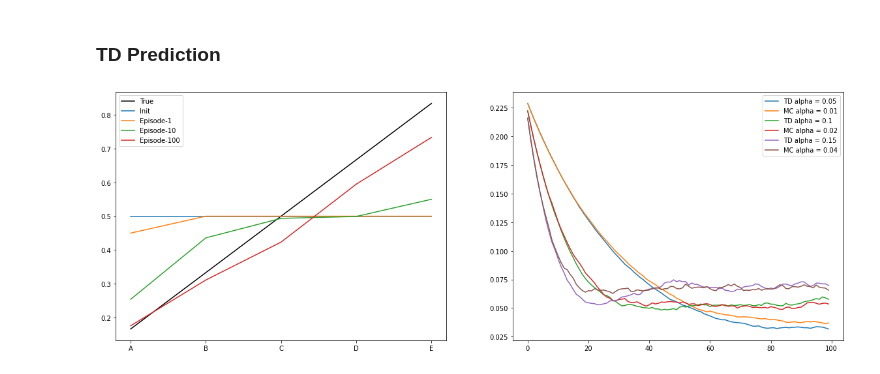
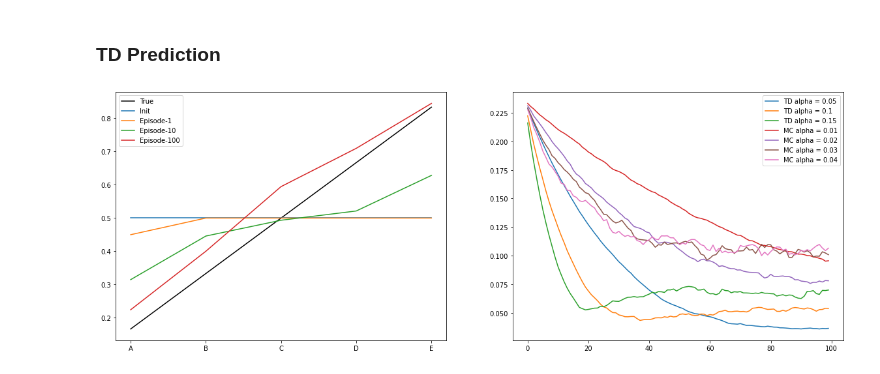
Before and after one commit to chandrusuresh/ReinforcementLearning, a Jupyter notebook: Ch6-TD_Learning/MarkovRandomProcess.ipynb, the cells around one changed output. Drawn from its saved outputs; the diff is of its cells as text; code cells hidden in the pictures.

```diff
--- a/Ch6-TD_Learning/MarkovRandomProcess.ipynb
+++ b/Ch6-TD_Learning/MarkovRandomProcess.ipynb
@@ -59,7 +59,7 @@ Solution using Dynamic Programming approach
 ### TD Prediction
 # %%
 step_size = [0.05,0.1,0.15]
-step_size_mc = [0.01,0.02,0.04]
+step_size_mc = [0.01,0.02,0.03,0.04]
 gamma = 1
 num_episodes = 100
 num_runs = 100
@@ -99,8 +99,10 @@ def MC_predict(V_mc,alpha,init=None):
   reward.append(0)
   traj = np.array(traj)
   reward = np.array(reward)
+  G = 0
   for i in range(len(traj)-2,-1,-1):
-    V_mc[traj[i]] += alpha*(reward[i] + gamma*V_mc[traj[i+1]] - V_mc[traj[i]])
+    G = reward[i] + gamma*G
+    V_mc[traj[i]] += alpha*(G - V_mc[traj[i]])
   return V_mc
 
 def resetValue():
@@ -111,39 +113,43 @@ def resetValue():
 
 V_td = resetValue()
 # V_td = np.zeros((nodes+2,))
 fig,ax = plt.subplots(1,2,figsize=(20,7))
 ax[0].plot(np.arange(nodes),V_dp[:-1],'k')
 ax[0].plot(np.arange(nodes),V_td[1:-1])
 
 init = 1 ### start at state A
 for i in range(num_episodes):
   V_td = TD_predict(V_td,0.1,init)
   if i+1 in [1,10]:
     ax[0].plot(np.arange(nodes),V_td[1:-1])
 ax[0].plot(np.arange(nodes),V_td[1:-1])
 ax[0].legend(['True','Init','Episode-1','Episode-10','Episode-100'])
 ax[0].set_xticks(np.arange(nodes));
 ax[0].set_xticklabels(['A','B','C','D','E']);
 
 error = []
 lgd = []
-for ii,a in enumerate(step_size):
+for a in step_size:
   rms_td = np.zeros((num_runs,num_episodes))
+  for i in range(num_runs):
+    V_td = resetValue()
+    for j in range(num_episodes):
+      V_td = TD_predict(V_td,a,None)
+      rms_td[i,j] = np.sqrt(np.mean((V_td[1:-1]-V_dp[:-1])**2))
+  avg_td = np.mean(rms_td,axis=0)
+  ax[1].plot(np.arange(num_episodes),avg_td)
+  lgd.append('TD alpha = ' + str(a))
+
+for a in step_size_mc:
   rms_mc = np.zeros((num_runs,num_episodes))
   for i in range(num_runs):
-    V_td = resetValue()
     V_mc = resetValue()
     for j in range(num_episodes):
-      V_td = TD_predict(V_td,a,None)
       V_mc = MC_predict(V_mc,a,None)
-      rms_td[i,j] = np.sqrt(np.mean((V_td[1:-1]-V_dp[:-1])**2))
       rms_mc[i,j] = np.sqrt(np.mean((V_mc[1:-1]-V_dp[:-1])**2))
-  avg_td = np.mean(rms_td,axis=0)
   avg_mc = np.mean(rms_mc,axis=0)
-  ax[1].plot(np.arange(num_episodes),avg_td)
   ax[1].plot(np.arange(num_episodes),avg_mc)
-  lgd.append('TD alpha = ' + str(a))
-  lgd.append('MC alpha = ' + str(step_size_mc[ii]))
+  lgd.append('MC alpha = ' + str(a))
 ax[1].legend(lgd);
 # %% [output]
-[figure, old version]
+[figure, new version]
```
